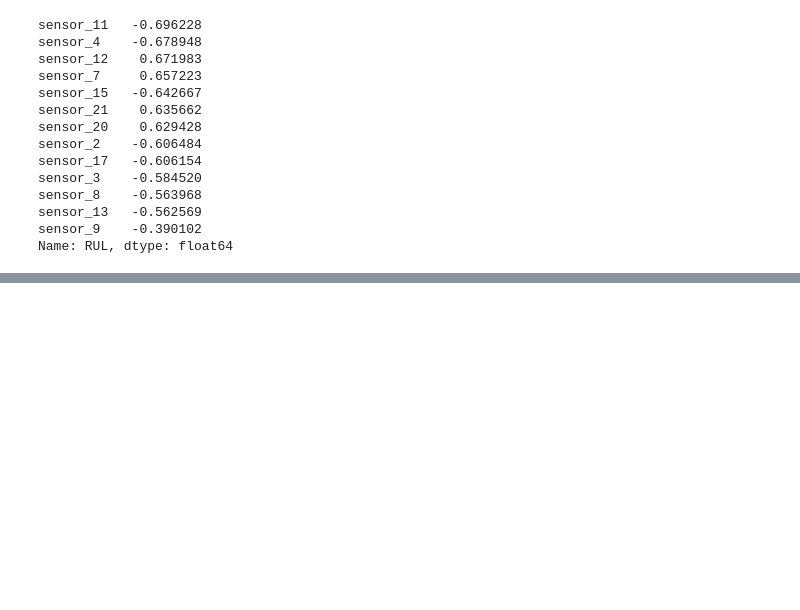
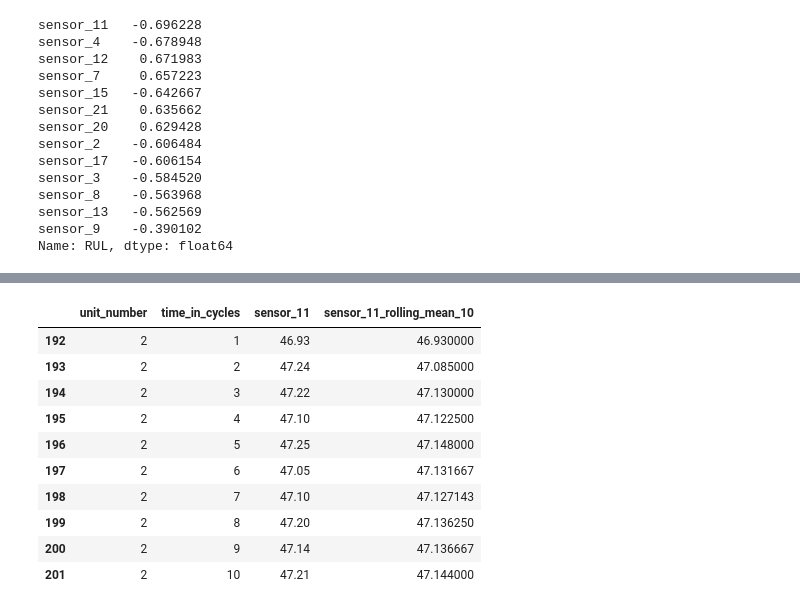
Before and after one commit to alaettin10/predictive-maintenance-cmapss, a Jupyter notebook: 01_data_exploration.ipynb, the cells around one changed output, grey strips where cells are left out. Saved outputs shown, nothing was run; the diff lists cells and outputs as text; code cells hidden in the pictures; blank space fills up the shorter version.

```diff
--- a/01_data_exploration.ipynb
+++ b/01_data_exploration.ipynb
@@ -693,0 +739,21 @@ Name: RUL, dtype: float64
+# %%
+df_train_features[
+    [
+        "unit_number",
+        "time_in_cycles",
+        "sensor_11",
+        "sensor_11_rolling_mean_10"
+    ]
+].query("unit_number == 2").head(10)
+# %% [output]
+|  | unit_number | time_in_cycles | sensor_11 | sensor_11_rolling_mean_10 |
+| 192 | 2 | 1 | 46.93 | 46.930000 |
+| 193 | 2 | 2 | 47.24 | 47.085000 |
+| 194 | 2 | 3 | 47.22 | 47.130000 |
+| 195 | 2 | 4 | 47.10 | 47.122500 |
+| 196 | 2 | 5 | 47.25 | 47.148000 |
+| 197 | 2 | 6 | 47.05 | 47.131667 |
+| 198 | 2 | 7 | 47.10 | 47.127143 |
+| 199 | 2 | 8 | 47.20 | 47.136250 |
+| 200 | 2 | 9 | 47.14 | 47.136667 |
+| 201 | 2 | 10 | 47.21 | 47.144000 |
```
Also changed, not shown: parts of 27 cells of this notebook.
